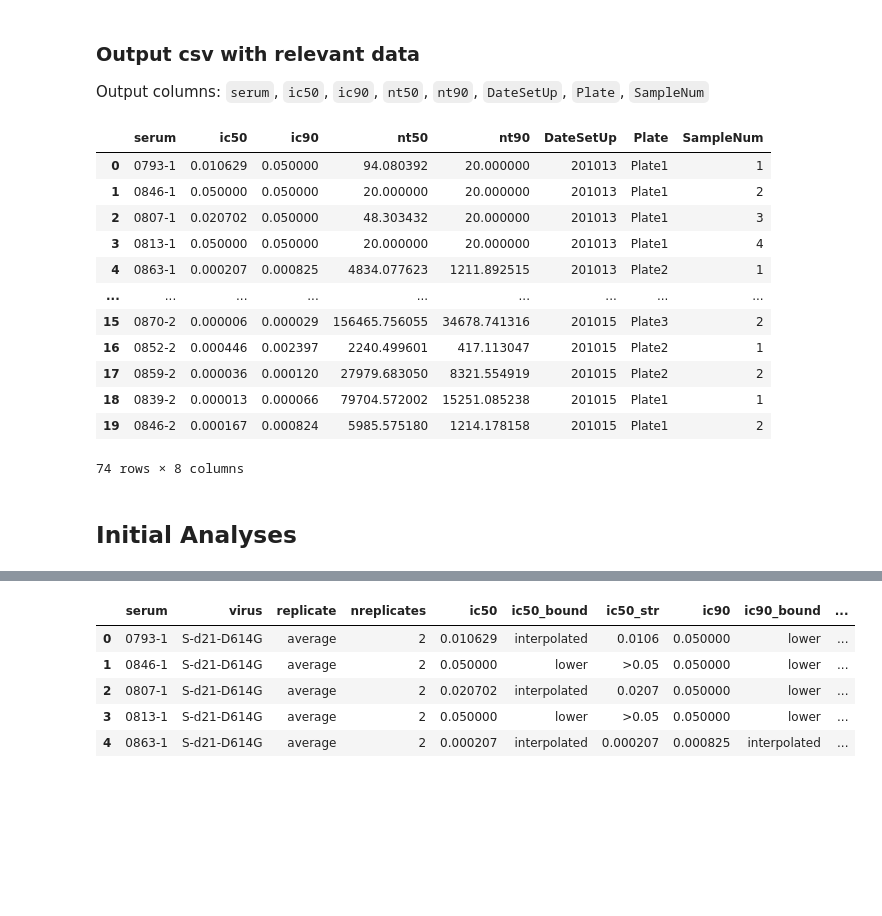
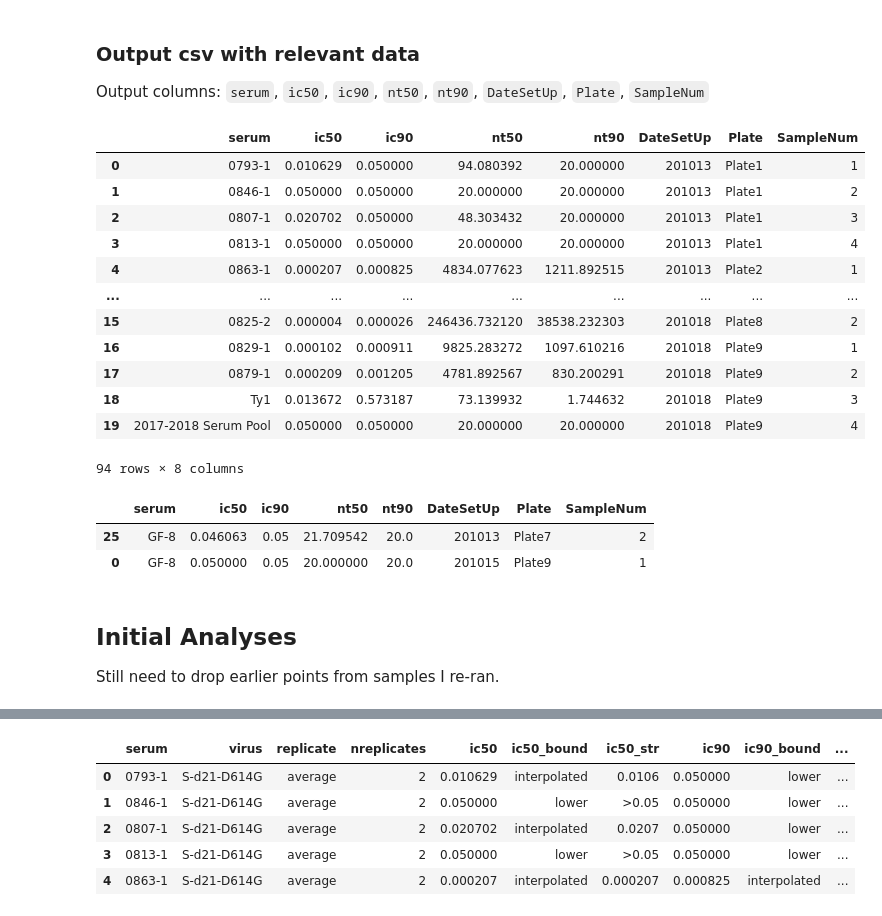
Before and after one commit to jbloomlab/RBD_nanoparticle_vaccine, a Jupyter notebook: MouseNeuts.ipynb, the cells around one changed output, grey strips where cells are left out. Drawn from its saved outputs; the diff is of its cells as text; code cells hidden in the pictures; blank space fills up the shorter version.

```diff
--- a/MouseNeuts.ipynb
+++ b/MouseNeuts.ipynb
@@ -52,6 +60,7 @@ display(fidf_rnd3.head())
 smpls_rnd1 = pd.read_csv('./sample_maps/rnd1_sample_map.csv').rename(columns={'Sample': 'serum'})
 smpls_rnd2 = pd.read_csv('./sample_maps/rnd2_sample_map.csv').rename(columns={'Sample': 'serum'})
 smpls_rnd3 = pd.read_csv('./sample_maps/rnd3_sample_map.csv').rename(columns={'Sample': 'serum'})
+smpls_rnd4 = pd.read_csv('./sample_maps/rnd4_sample_map.csv').rename(columns={'Sample': 'serum'})
 # %%
 display(smpls_rnd1.head())
 display(smpls_rnd2.head())
@@ -107,3 +123,6 @@ display(df_rnd3.head())
 | 2 | GF-8 | S-d21-D614G | 1 | 0.005556 | 0.635820 | 201015 | Plate9 | 1 |
 | 3 | GF-8 | S-d21-D614G | 1 | 0.001852 | 0.862117 | 201015 | Plate9 | 1 |
 | 4 | GF-8 | S-d21-D614G | 1 | 0.000617 | 0.814357 | 201015 | Plate9 | 1 |
+# %%
+df_rnd4 = fidf_rnd4.merge(smpls_rnd4, how='outer', on='serum').drop(['Virus', 'PlateLayout', 'StartDil', 'DilFactor'], axis=1)
+display(df_rnd4.head())
@@ -160,6 +186,11 @@ fits_rnd3 = neutcurve.CurveFits(df_rnd3, fixtop=True)
 fit_params_rnd3 = fits_rnd3.fitParams(ics=[50, 90])
 fit_params_rnd3['nt50'] = 1/fit_params_rnd3['ic50']
 fit_params_rnd3['nt90'] = 1/fit_params_rnd3['ic90']
+# %%
+fits_rnd4 = neutcurve.CurveFits(df_rnd4, fixtop=True)
+fit_params_rnd4 = fits_rnd4.fitParams(ics=[50, 90])
+fit_params_rnd4['nt50'] = 1/fit_params_rnd4['ic50']
+fit_params_rnd4['nt90'] = 1/fit_params_rnd4['ic90']
 # %%
 display(fit_params_rnd1.head())
 display(fit_params_rnd2.head())
@@ -216,3 +254,7 @@ display(df_fits_rnd3.head())
 | 2 | Ty1 | S-d21-D614G | average | 2 | 0.046310 | interpolated | 0.0463 | 0.854942 | interpolated | ... |
 | 3 | Ref 20/130 | S-d21-D614G | average | 2 | 0.000249 | interpolated | 0.000249 | 0.002299 | interpolated | ... |
 | 4 | 0873-2 | S-d21-D614G | average | 2 | 0.000017 | interpolated | 1.66e-05 | 0.000079 | interpolated | ... |
+# %%
+df_fits_rnd4 = pd.merge(fit_params_rnd4, smpls_rnd4, how='outer', on='serum')
+df_fits_rnd4.drop(['PlateLayout', 'Virus', 'DilFactor', 'StartDil'], axis=1, inplace=True)
+display(df_fits_rnd4.head())
@@ -277,29 +355,37 @@ The IC50 is 4.02e+03
 
 Output columns: `serum`, `ic50`, `ic90`, `nt50`, `nt90`, `DateSetUp`, `Plate`, `SampleNum`
 # %%
-all_data_df = pd.concat([df_fits_rnd1, df_fits_rnd2, df_fits_rnd3])
+all_data_df = pd.concat([df_fits_rnd1, df_fits_rnd2, df_fits_rnd3, df_fits_rnd4])
 
 export_df = all_data_df[['serum', 'ic50', 'ic90', 'nt50', 'nt90', 'DateSetUp', 'Plate', 'SampleNum']]
 
 display(export_df)
 
 export_df.to_csv('./interim_results.csv')
 # %% [output]
 |  | serum | ic50 | ic90 | nt50 | nt90 | DateSetUp | Plate | SampleNum |
 | 0 | 0793-1 | 0.010629 | 0.050000 | 94.080392 | 20.000000 | 201013 | Plate1 | 1 |
 | 1 | 0846-1 | 0.050000 | 0.050000 | 20.000000 | 20.000000 | 201013 | Plate1 | 2 |
 | 2 | 0807-1 | 0.020702 | 0.050000 | 48.303432 | 20.000000 | 201013 | Plate1 | 3 |
 | 3 | 0813-1 | 0.050000 | 0.050000 | 20.000000 | 20.000000 | 201013 | Plate1 | 4 |
 | 4 | 0863-1 | 0.000207 | 0.000825 | 4834.077623 | 1211.892515 | 201013 | Plate2 | 1 |
 | ... | ... | ... | ... | ... | ... | ... | ... | ... |
-| 15 | 0870-2 | 0.000006 | 0.000029 | 156465.756055 | 34678.741316 | 201015 | Plate3 | 2 |
-| 16 | 0852-2 | 0.000446 | 0.002397 | 2240.499601 | 417.113047 | 201015 | Plate2 | 1 |
-| 17 | 0859-2 | 0.000036 | 0.000120 | 27979.683050 | 8321.554919 | 201015 | Plate2 | 2 |
-| 18 | 0839-2 | 0.000013 | 0.000066 | 79704.572002 | 15251.085238 | 201015 | Plate1 | 1 |
-| 19 | 0846-2 | 0.000167 | 0.000824 | 5985.575180 | 1214.178158 | 201015 | Plate1 | 2 |
+| 15 | 0825-2 | 0.000004 | 0.000026 | 246436.732120 | 38538.232303 | 201018 | Plate8 | 2 |
+| 16 | 0829-1 | 0.000102 | 0.000911 | 9825.283272 | 1097.610216 | 201018 | Plate9 | 1 |
+| 17 | 0879-1 | 0.000209 | 0.001205 | 4781.892567 | 830.200291 | 201018 | Plate9 | 2 |
+| 18 | Ty1 | 0.013672 | 0.573187 | 73.139932 | 1.744632 | 201018 | Plate9 | 3 |
+| 19 | 2017-2018 Serum Pool | 0.050000 | 0.050000 | 20.000000 | 20.000000 | 201018 | Plate9 | 4 |
-74 rows × 8 columns
+94 rows × 8 columns
-# %% [markdown]
-## Initial Analyses
+# %%
+display(export_df[export_df['serum'] == 'GF-8'])
+# %% [output]
+|  | serum | ic50 | ic90 | nt50 | nt90 | DateSetUp | Plate | SampleNum |
+| 25 | GF-8 | 0.046063 | 0.05 | 21.709542 | 20.0 | 201013 | Plate7 | 2 |
+| 0 | GF-8 | 0.050000 | 0.05 | 20.000000 | 20.0 | 201015 | Plate9 | 1 |
+# %% [markdown]
+## Initial Analyses
+
+Still need to drop earlier points from samples I re-ran.
 # %%
 drop_samples = ['GF-8', 'Ref 20/130', '2017-2018 Serum Pool', '2017-2018 Pool', '20/130 Ref', '2017-2018 serum pool', 'Ty1', 'Ty1-FC', 'Ty1-Fc']
 all_data_df = all_data_df[~all_data_df['serum'].isin(drop_samples)].copy()
```
Also changed, not shown: parts of 15 cells of this notebook, 4 other files.
